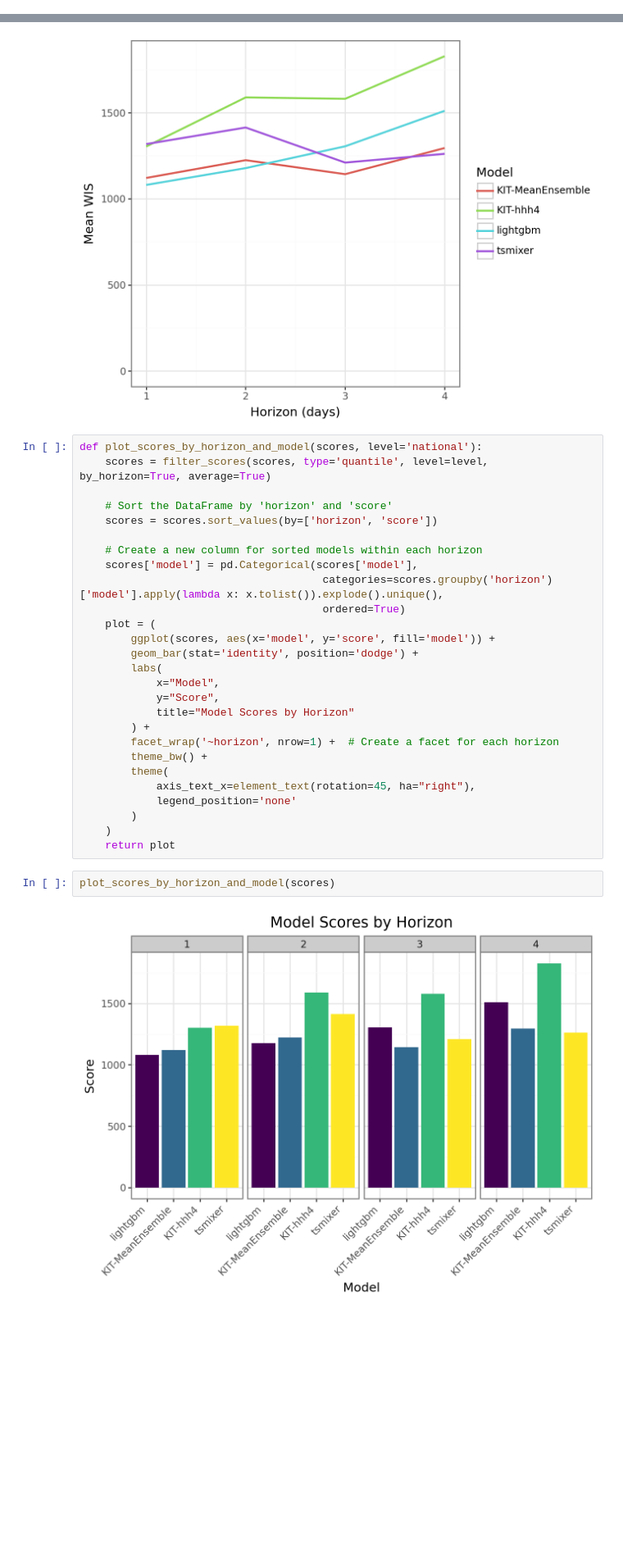
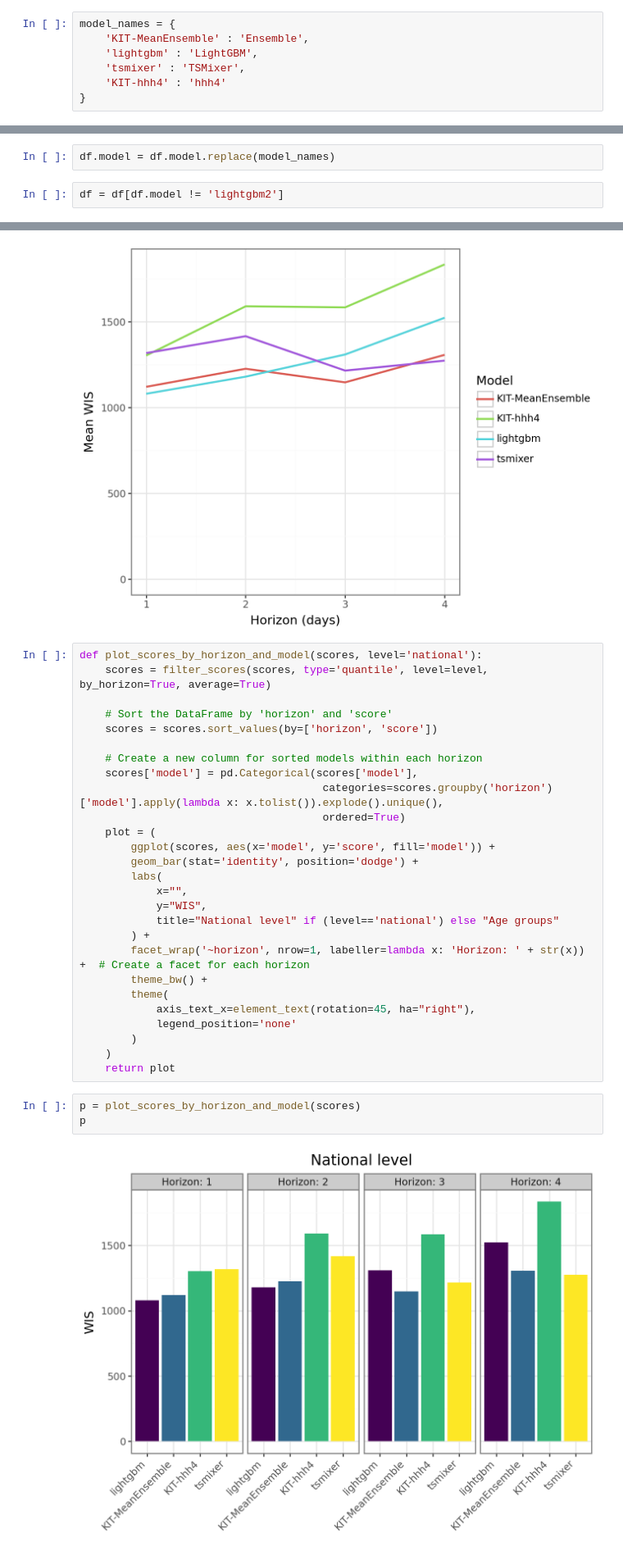
Before and after one commit to dwolffram/SARI-ML, a Jupyter notebook: post-covid/post-covid_evaluation.ipynb, the cells around one changed output, grey strips where cells are left out. Shown at 82% size. Cells and saved outputs as stored; diff of their text form; blank space fills up the shorter version.

```diff
--- a/post-covid/post-covid_evaluation.ipynb
+++ b/post-covid/post-covid_evaluation.ipynb
@@ -67,0 +52,7 @@ df
+# %%
+model_names = {
+    'KIT-MeanEnsemble' : 'Ensemble',
+    'lightgbm' : 'LightGBM',
+    'tsmixer' : 'TSMixer',
+    'KIT-hhh4' : 'hhh4'
+}
@@ -68,2 +73,6 @@ df
+# %%
+df.model = df.model.replace(model_names)
+# %%
+df = df[df.model != 'lightgbm2']
 # %% [markdown]
 #### National level
@@ -241,11 +245,11 @@ def plot_scores_by_horizon_and_model(scores, level='national'):
         ggplot(scores, aes(x='model', y='score', fill='model')) +
         geom_bar(stat='identity', position='dodge') +
         labs(
-            x="Model",
-            y="Score",
-            title="Model Scores by Horizon"
+            x="",
+            y="WIS",
+            title="National level" if (level=='national') else "Age groups"
         ) +
-        facet_wrap('~horizon', nrow=1) +  # Create a facet for each horizon
+        facet_wrap('~horizon', nrow=1, labeller=lambda x: 'Horizon: ' + str(x)) +  # Create a facet for each horizon
         theme_bw() +
         theme(
             axis_text_x=element_text(rotation=45, ha="right"),
@@ -254,6 +258,7 @@ def plot_scores_by_horizon_and_model(scores, level='national'):
     )
     return plot
 # %%
-plot_scores_by_horizon_and_model(scores)
+p = plot_scores_by_horizon_and_model(scores)
+p
 # %% [output]
-[figure, old version]
+[figure, new version]
```
Also changed, not shown: parts of 25 cells of this notebook, 1 other file.
